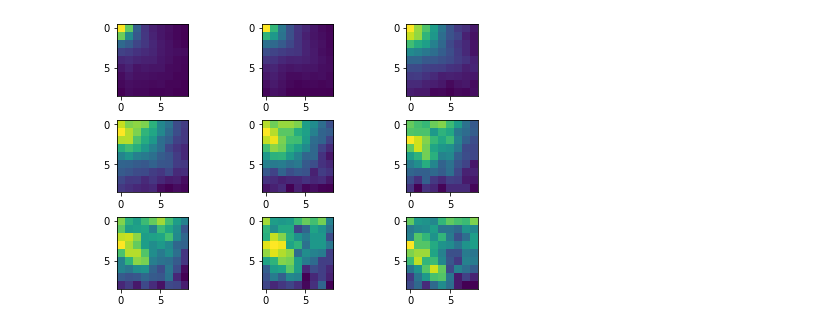
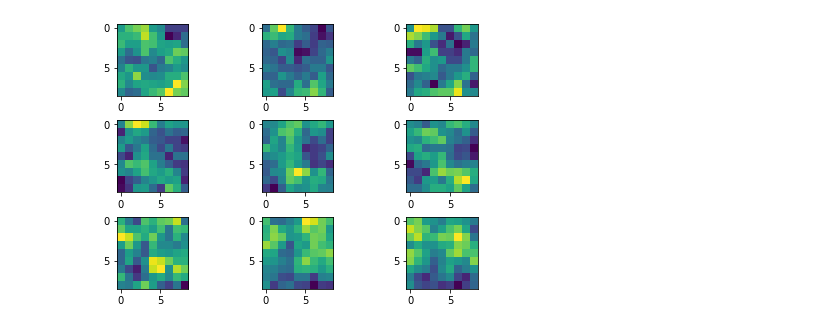
Before and after one commit to lizaconst/analytic-geometry, a Jupyter notebook: 3-cube-probas.ipynb, the cells around one changed output. Drawn from its saved outputs; the diff is of its cells as text; code cells hidden in the pictures.

```diff
--- a/3-cube-probas.ipynb
+++ b/3-cube-probas.ipynb
@@ -130,15 +151,31 @@ def make_3d_map_generate_random_plane_1(n=9):
+# %%
+def make_3d_map(n=9, way_generate=make_random_plane):
+    cube=Cube(side=n, center=Point(n/2, n/2, n/2))
+    map_3d = np.zeros((n, n, n))
+
+    plane = way_generate(n)
+
+    for i in range(n):
+        for j in range(n):
+            for k in range(n):
+                cube_n = Cube(side=1, center=Point(i+0.5, j+0.5, k+0.5))
+                points_intersection = cube_n.intersection_with_plane(plane)
+                if len(points_intersection) != 0:
+                    map_3d[i, j, k] = 1
+
+    return map_3d
 # %%
-def generate_3d_map_n_planes(n=9, n_planes=1000):
+def generate_3d_map_n_planes(n=9, n_planes=1000, way_generate=make_random_plane):
     map_3d = np.zeros((n, n, n))
     for i in tqdm(range(n_planes)):
-        map_3d += make_3d_map_generate_random_plane_1(n=n)
+        map_3d += make_3d_map(n=n, way_generate=way_generate)
     return map_3d
 # %%
-first_way = generate_3d_map_n_planes(n=9, n_planes=1000)
+sec_way = generate_3d_map_n_planes(n=9, n_planes=1000, way_generate=make_random_plane)
 # %%
 fig, axs = plt.subplots(3, 3, constrained_layout=True)
 
 for i, ax in enumerate(axs.flat):
-    ax.imshow(first_way[i])
+    ax.imshow(sec_way[i])
 # %% [output]
-[figure, old version]
+[figure, new version]
```
Also changed, not shown: parts of 2 cells of this notebook, 2 other files.
